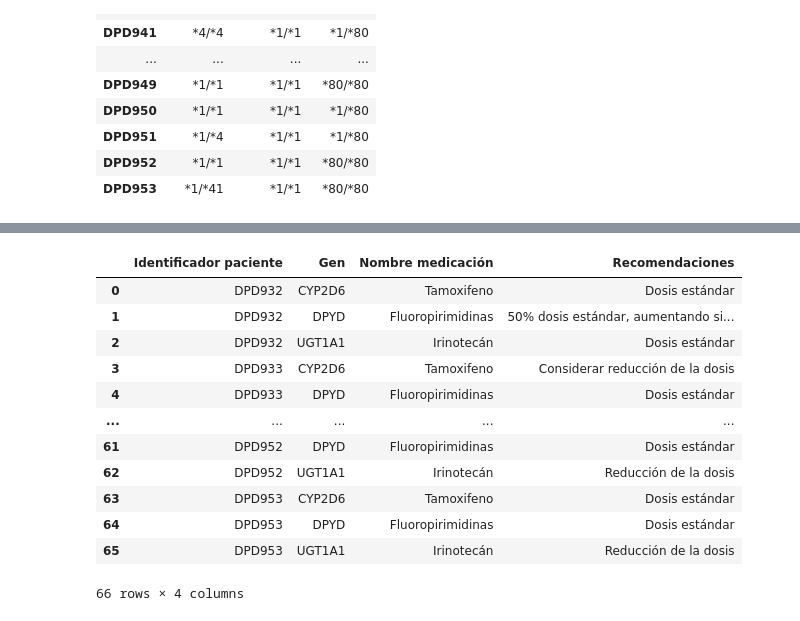
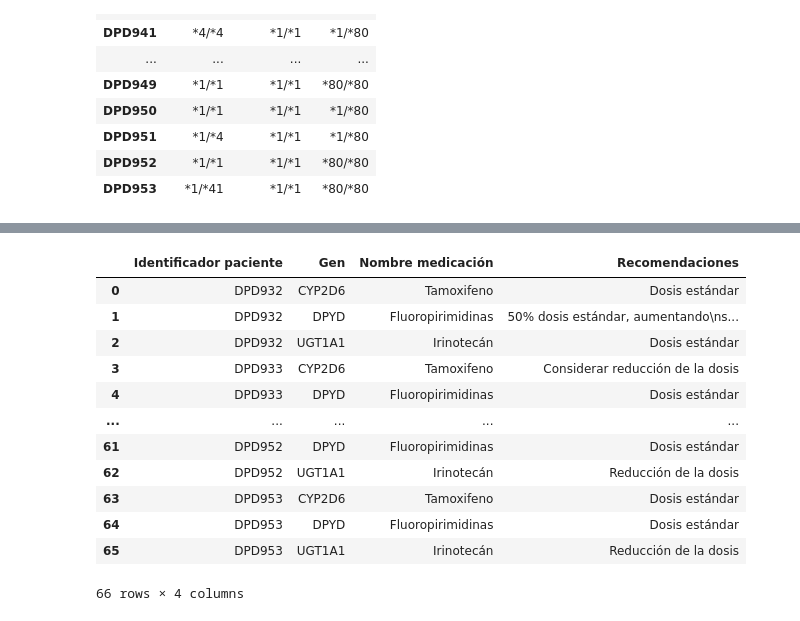
Before and after one commit to imr1012/App_Prevencion, a Jupyter notebook: pruebas.ipynb, the cells around one changed output, grey strips where cells are left out. Cells and saved outputs as stored; diff of their text form; code cells hidden in the pictures.

```diff
--- a/pruebas.ipynb
+++ b/pruebas.ipynb
@@ -234,35 +234,35 @@ for paciente, metabolizador in solucion.items():
 
         elif gen == "DPYD":
             medicacion = "Fluoropirimidinas"
             if fenotipo == "Poor Metabolizer":
                 recomendacion = "Contraindicado. Iniciar con dosis muy reducidas"
             elif fenotipo == "Intermediate Metabolizer":
-                recomendacion = "50% dosis estándar, aumentando si es tolerado"
+                recomendacion = "50% dosis estándar, aumentando\nsi es tolerado"
             else:
                 recomendacion = "Dosis estándar"
 
         elif gen == "UGT1A1":
             medicacion = "Irinotecán"
             if fenotipo == "Poor Metabolizer":
                 recomendacion = "Reducción de la dosis"
             elif fenotipo == "Intermediate Metabolizer":
                 recomendacion = "Reducción de la dosis"
             else:
                 recomendacion = "Dosis estándar"
 
         tablita.append({
             "Identificador paciente": paciente,
             "Gen": gen,
             "Nombre medicación": medicacion,
             "Recomendaciones": recomendacion
         })
 
 df_resultados_finales = pd.DataFrame(tablita)
 display(df_resultados_finales)
 # %% [output]
 |  | Identificador paciente | Gen | Nombre medicación | Recomendaciones |
 | 0 | DPD932 | CYP2D6 | Tamoxifeno | Dosis estándar |
-| 1 | DPD932 | DPYD | Fluoropirimidinas | 50% dosis estándar, aumentando si... |
+| 1 | DPD932 | DPYD | Fluoropirimidinas | 50% dosis estándar, aumentando\ns... |
 | 2 | DPD932 | UGT1A1 | Irinotecán | Dosis estándar |
 | 3 | DPD933 | CYP2D6 | Tamoxifeno | Considerar reducción de la dosis |
 | 4 | DPD933 | DPYD | Fluoropirimidinas | Dosis estándar |
```
Also changed, not shown: parts of 2 cells of this notebook, 4 other files.
